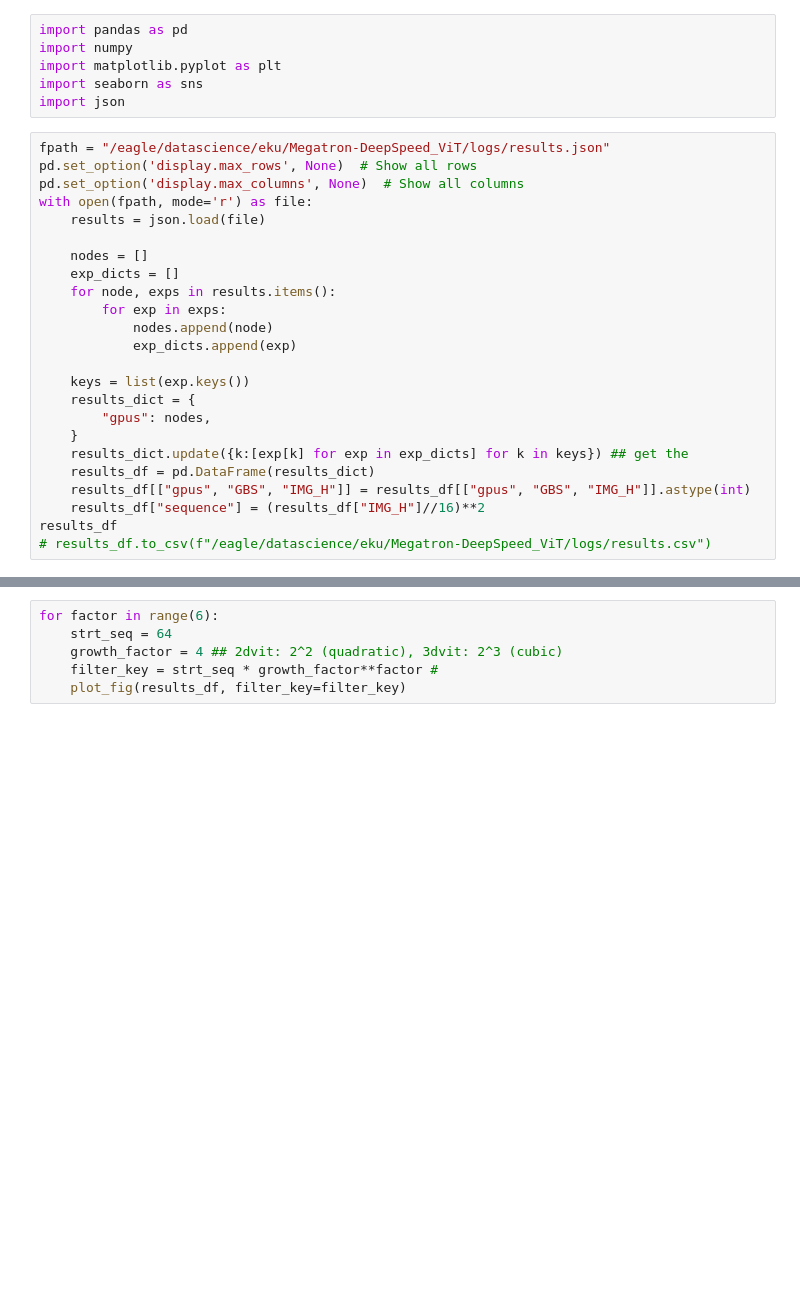
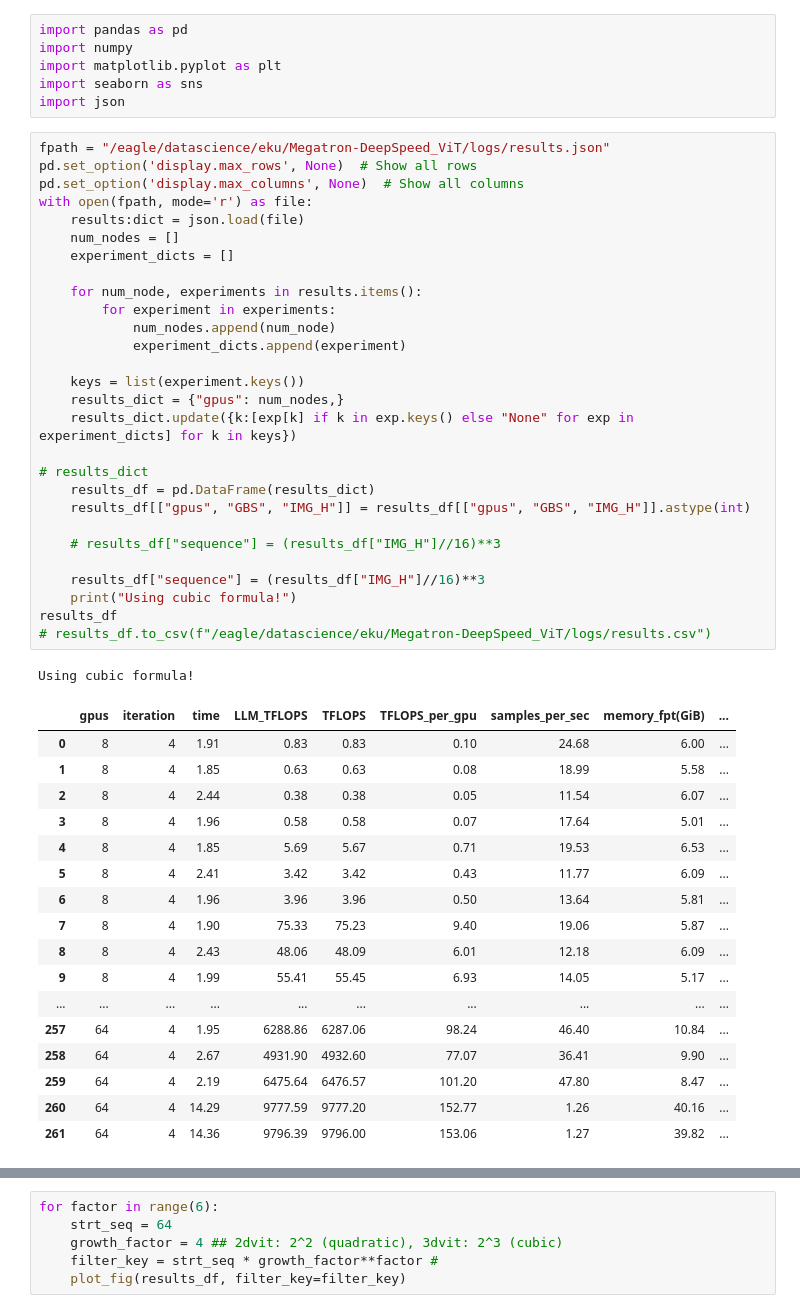
Before and after one commit to Eugene29/Megatron-DeepSpeed_ViT, a Jupyter notebook: scaling_plot.ipynb, the cells around one changed output, grey strips where cells are left out. Saved outputs shown, nothing was run; the diff lists cells and outputs as text; blank space fills up the shorter version.

```diff
--- a/scaling_plot.ipynb
+++ b/scaling_plot.ipynb
@@ -7,27 +7,50 @@ import json
 # %%
 fpath = "/eagle/datascience/eku/Megatron-DeepSpeed_ViT/logs/results.json"
 pd.set_option('display.max_rows', None)  # Show all rows
 pd.set_option('display.max_columns', None)  # Show all columns
 with open(fpath, mode='r') as file:
-    results = json.load(file)
+    results:dict = json.load(file)
+    num_nodes = []
+    experiment_dicts = []
 
-    nodes = []
-    exp_dicts = []
-    for node, exps in results.items():
-        for exp in exps:
-            nodes.append(node)
-            exp_dicts.append(exp)
+    for num_node, experiments in results.items():
+        for experiment in experiments:
+            num_nodes.append(num_node)
+            experiment_dicts.append(experiment)
 
-    keys = list(exp.keys())
-    results_dict = {
-        "gpus": nodes,
-    }
-    results_dict.update({k:[exp[k] for exp in exp_dicts] for k in keys}) ## get the
+    keys = list(experiment.keys())
+    results_dict = {"gpus": num_nodes,}
+    results_dict.update({k:[exp[k] if k in exp.keys() else "None" for exp in experiment_dicts] for k in keys})
+
+# results_dict
     results_df = pd.DataFrame(results_dict)
     results_df[["gpus", "GBS", "IMG_H"]] = results_df[["gpus", "GBS", "IMG_H"]].astype(int)
-    results_df["sequence"] = (results_df["IMG_H"]//16)**2
+
+    # results_df["sequence"] = (results_df["IMG_H"]//16)**3
+
+    results_df["sequence"] = (results_df["IMG_H"]//16)**3
+    print("Using cubic formula!")
 results_df
 # results_df.to_csv(f"/eagle/datascience/eku/Megatron-DeepSpeed_ViT/logs/results.csv")
+# %% [output]
+Using cubic formula!
+|  | gpus | iteration | time | LLM_TFLOPS | TFLOPS | TFLOPS_per_gpu | samples_per_sec | memory_fpt(GiB) | ... |
+| 0 | 8 | 4 | 1.91 | 0.83 | 0.83 | 0.10 | 24.68 | 6.00 | ... |
+| 1 | 8 | 4 | 1.85 | 0.63 | 0.63 | 0.08 | 18.99 | 5.58 | ... |
+| 2 | 8 | 4 | 2.44 | 0.38 | 0.38 | 0.05 | 11.54 | 6.07 | ... |
+| 3 | 8 | 4 | 1.96 | 0.58 | 0.58 | 0.07 | 17.64 | 5.01 | ... |
+| 4 | 8 | 4 | 1.85 | 5.69 | 5.67 | 0.71 | 19.53 | 6.53 | ... |
+| 5 | 8 | 4 | 2.41 | 3.42 | 3.42 | 0.43 | 11.77 | 6.09 | ... |
+| 6 | 8 | 4 | 1.96 | 3.96 | 3.96 | 0.50 | 13.64 | 5.81 | ... |
+| 7 | 8 | 4 | 1.90 | 75.33 | 75.23 | 9.40 | 19.06 | 5.87 | ... |
+| 8 | 8 | 4 | 2.43 | 48.06 | 48.09 | 6.01 | 12.18 | 6.09 | ... |
+| 9 | 8 | 4 | 1.99 | 55.41 | 55.45 | 6.93 | 14.05 | 5.17 | ... |
+| ... | ... | ... | ... | ... | ... | ... | ... | ... | ... |
+| 257 | 64 | 4 | 1.95 | 6288.86 | 6287.06 | 98.24 | 46.40 | 10.84 | ... |
+| 258 | 64 | 4 | 2.67 | 4931.90 | 4932.60 | 77.07 | 36.41 | 9.90 | ... |
+| 259 | 64 | 4 | 2.19 | 6475.64 | 6476.57 | 101.20 | 47.80 | 8.47 | ... |
+| 260 | 64 | 4 | 14.29 | 9777.59 | 9777.20 | 152.77 | 1.26 | 40.16 | ... |
+| 261 | 64 | 4 | 14.36 | 9796.39 | 9796.00 | 153.06 | 1.27 | 39.82 | ... |
 # %%
 # # Checkpoint Results Dict
 # with open(fpath, mode="r") as file:
```
Also changed, not shown: parts of 3 cells of this notebook, 9 other files.
